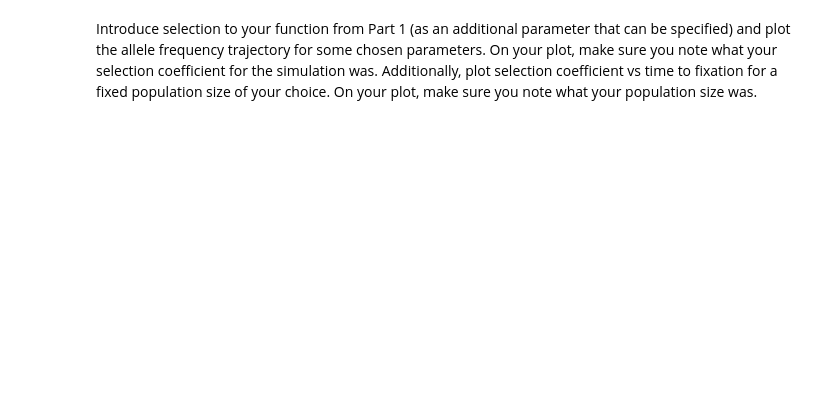
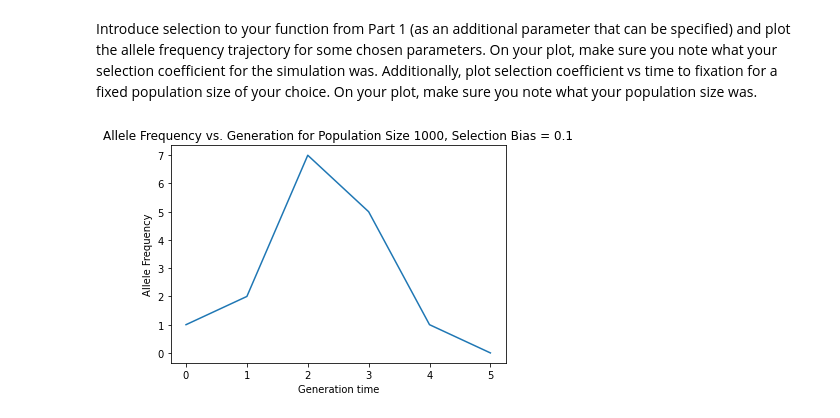
Before and after one commit to rgenner/qbb2021-answers, a Jupyter notebook: week8/Week8.ipynb, the cells around one changed output. Cells and saved outputs as stored; diff of their text form; code cells hidden in the pictures; blank space fills up the shorter version.

```diff
--- a/week8/Week8.ipynb
+++ b/week8/Week8.ipynb
@@ -95,2 +94,22 @@ plt.show()
 # %% [markdown]
 Introduce selection to your function from Part 1 (as an additional parameter that can be specified) and plot the allele frequency trajectory for some chosen parameters. On your plot, make sure you note what your selection coefficient for the simulation was. Additionally, plot selection coefficient vs time to fixation for a fixed population size of your choice. On your plot, make sure you note what your population size was.
+# %%
+def sel_freq(size,freq,sel):
+    freq_list = []
+    n = 2 * size
+    p = ((freq * (1+sel)) / (n - freq + (freq * (1 + sel))))
+    while (p > 0) and (p < 1):
+        freq_list.append(rm.binomial(n,p,size=None))
+        p = ((freq_list[-1] * (1+sel)) / (n - freq_list[-1] + (freq_list[-1] * (1 + sel))))
+    return freq_list
+# %%
+AF_p_sel = sel_freq(1000,0.9,0.1)
+
+gen = range(0,len(AF_p_sel))
+plt.plot(gen,AF_p_sel)
+plt.title('Allele Frequency vs. Generation for Population Size 1000, Selection Bias = 0.1')
+plt.xlabel('Generation time')
+plt.ylabel('Allele Frequency')
+plt.show()
+# %% [output]
+[figure, added]
```
Also changed, not shown: parts of 9 cells of this notebook.
